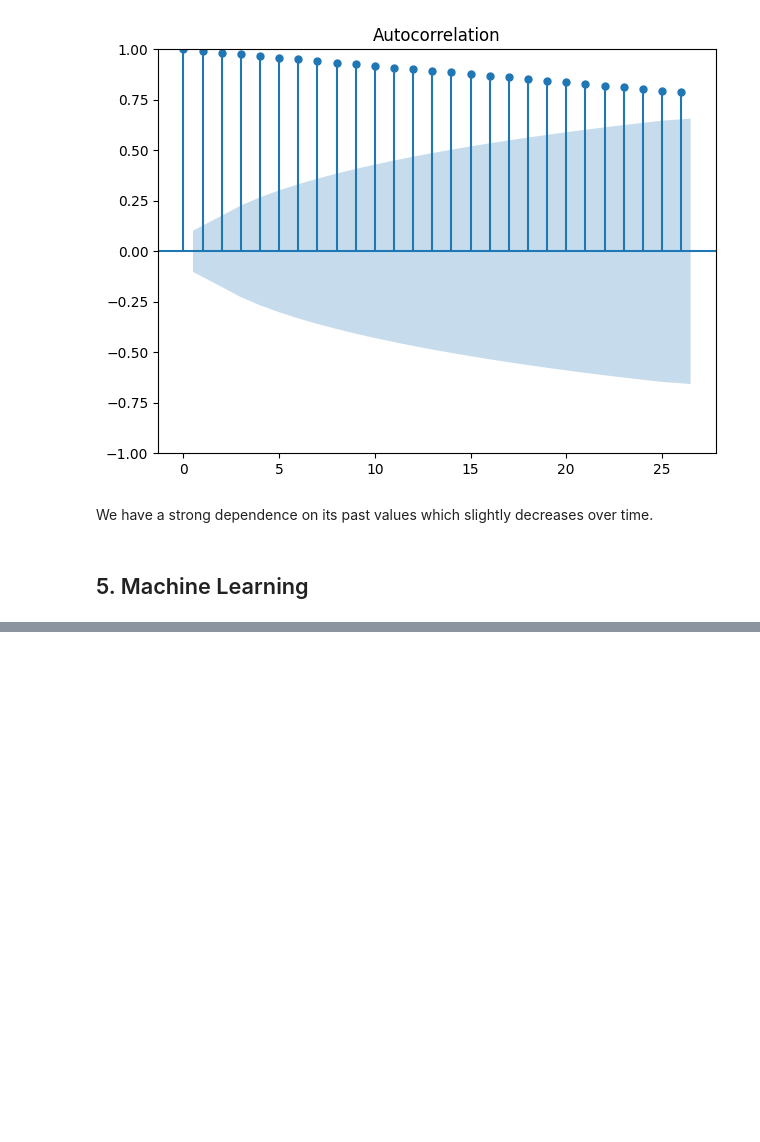
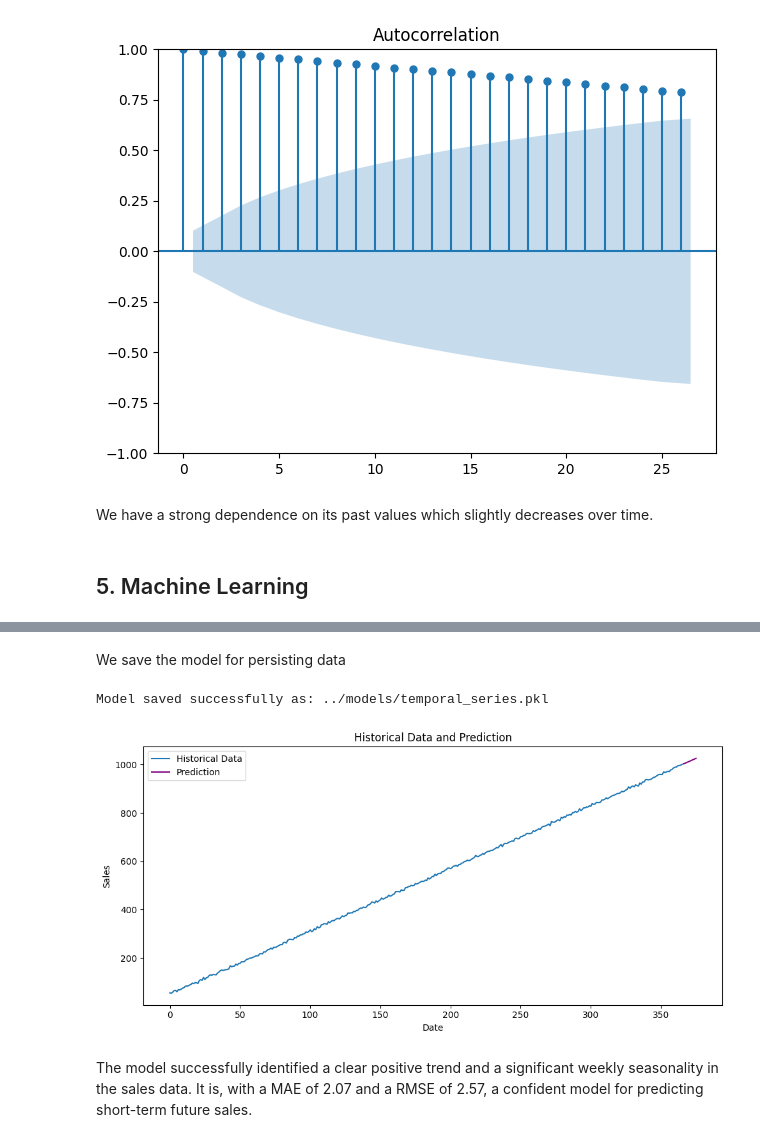
Before and after one commit to 4GeeksAcademy/danielpaez-dev-temporal-series, a Jupyter notebook: src/explore.ipynb, the cells around one changed output, grey strips where cells are left out. Cells and saved outputs as stored; diff of their text form; code cells hidden in the pictures; blank space fills up the shorter version.

```diff
--- a/src/explore.ipynb
+++ b/src/explore.ipynb
@@ -193,0 +324,6 @@ We have a strong dependence on its past values which slightly decreases over tim
+# %%
+final_model = auto_arima(ts, seasonal=True, trace=True, m = 7)
+
+future_forecast = final_model.predict(n_periods=10)
+print("Prediction for next 10 days:")
+print(future_forecast)
@@ -193,0 +348,26 @@ We have a strong dependence on its past values which slightly decreases over tim
+# %% [markdown]
+We save the model for persisting data
+# %%
+route = '../models/'
+model_filename = os.path.join(route, 'temporal_series.pkl')
+with open(model_filename, 'wb') as file:
+    dump(final_model, file)
+print(f'Model saved successfully as: {model_filename}')
+# %% [output]
+Model saved successfully as: ../models/temporal_series.pkl
+# %%
+fig, axis = plt.subplots(figsize = (10, 5))
+
+sns.lineplot(data = ts, label="Historical Data")
+sns.lineplot(x=pd.RangeIndex(start=len(ts), stop=len(ts) + 10), y=future_forecast, label="Prediction", color='purple')
+
+plt.title("Historical Data and Prediction")
+plt.xlabel("Date")
+plt.ylabel("Sales")
+plt.legend()
+plt.tight_layout()
+plt.show()
+# %% [output]
+[figure, added]
+# %% [markdown]
+The model successfully identified a clear positive trend and a significant weekly seasonality in the sales data. It is, with a MAE of 2.07 and a RMSE of 2.57, a confident model for predicting short-term future sales.
```
Also changed, not shown: parts of 16 cells of this notebook, 2 other files.
